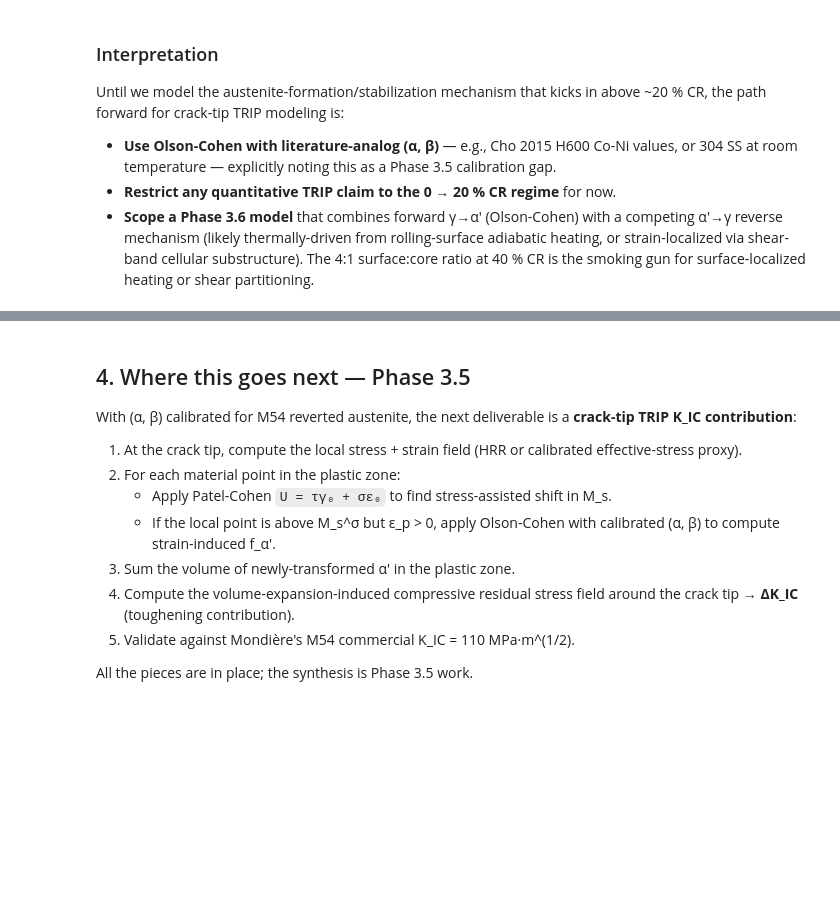
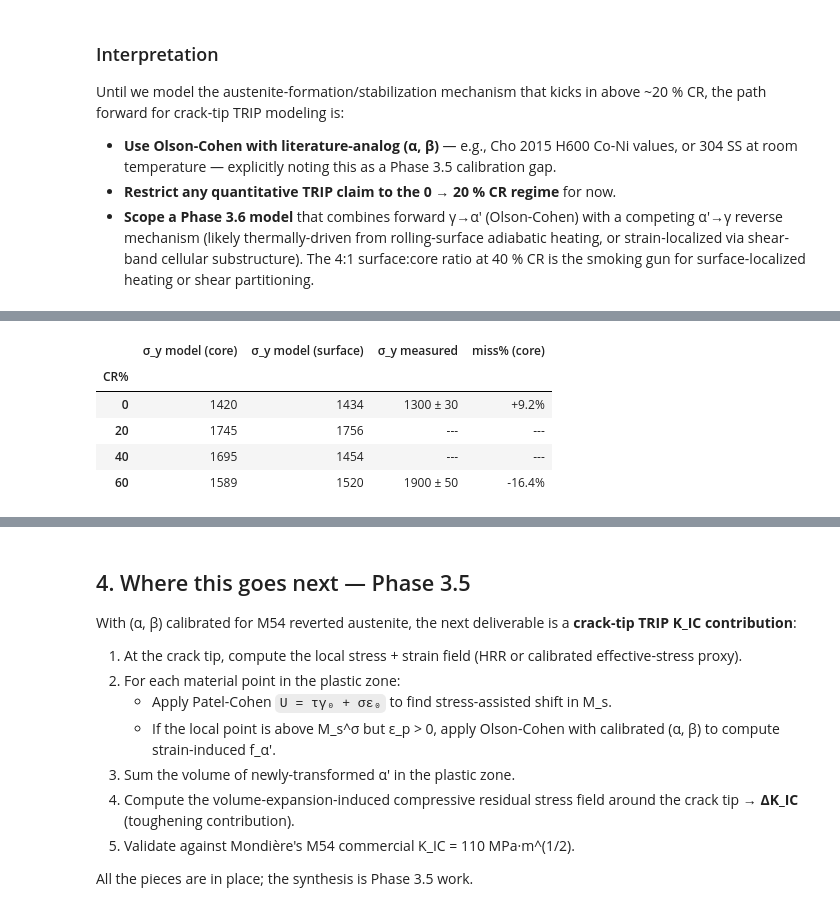
Before and after one commit to jedwa006/alloy-strengthening-contributions-modeling-public, a Jupyter notebook: notebooks/02_trip_toughening.ipynb, the cells around one changed output, grey strips where cells are left out. Drawn from its saved outputs; the diff is of its cells as text; code cells hidden in the pictures; blank space fills up the shorter version.

```diff
--- a/notebooks/02_trip_toughening.ipynb
+++ b/notebooks/02_trip_toughening.ipynb
@@ -245,0 +262,26 @@ above ~20 % CR, the path forward for crack-tip TRIP modeling is:
+# %%
+from m54model.calibration import predict_cw_cr_sweep, tensile_for_cr
+import pandas as pd
+
+# Default 'core' location is the right comparison for bulk tensile bars
+# (surface f_A spike at 40 % CR is not representative of the bulk).
+core_rows = predict_cw_cr_sweep(location='core')
+surf_rows = predict_cw_cr_sweep(location='surface')
+df = pd.DataFrame([
+    {
+        'CR%':         f"{r['cw_pct']:.0f}",
+        'σ_y model (core)':    f"{r['sigma_y_user_rate_MPa']:.0f}",
+        'σ_y model (surface)': f"{s['sigma_y_user_rate_MPa']:.0f}",
+        'σ_y measured':        (f"{r['sigma_y_meas_MPa']:.0f} ± {r['sigma_y_meas_std_MPa']:.0f}" if r['sigma_y_meas_MPa'] else '---'),
+        'miss% (core)':        (f"{r['miss_pct']:+.1f}%" if r['miss_pct'] is not None else '---'),
+    }
+    for r, s in zip(core_rows, surf_rows)
+])
+df.set_index('CR%')
+# %% [output]
+|  | σ_y model (core) | σ_y model (surface) | σ_y measured | miss% (core) |
+| CR% |  |  |  |  |
+| 0 | 1420 | 1434 | 1300 ± 30 | +9.2% |
+| 20 | 1745 | 1756 | --- | --- |
+| 40 | 1695 | 1454 | --- | --- |
+| 60 | 1589 | 1520 | 1900 ± 50 | -16.4% |
```
Also changed, not shown: parts of 4 cells of this notebook, 6 other files.
